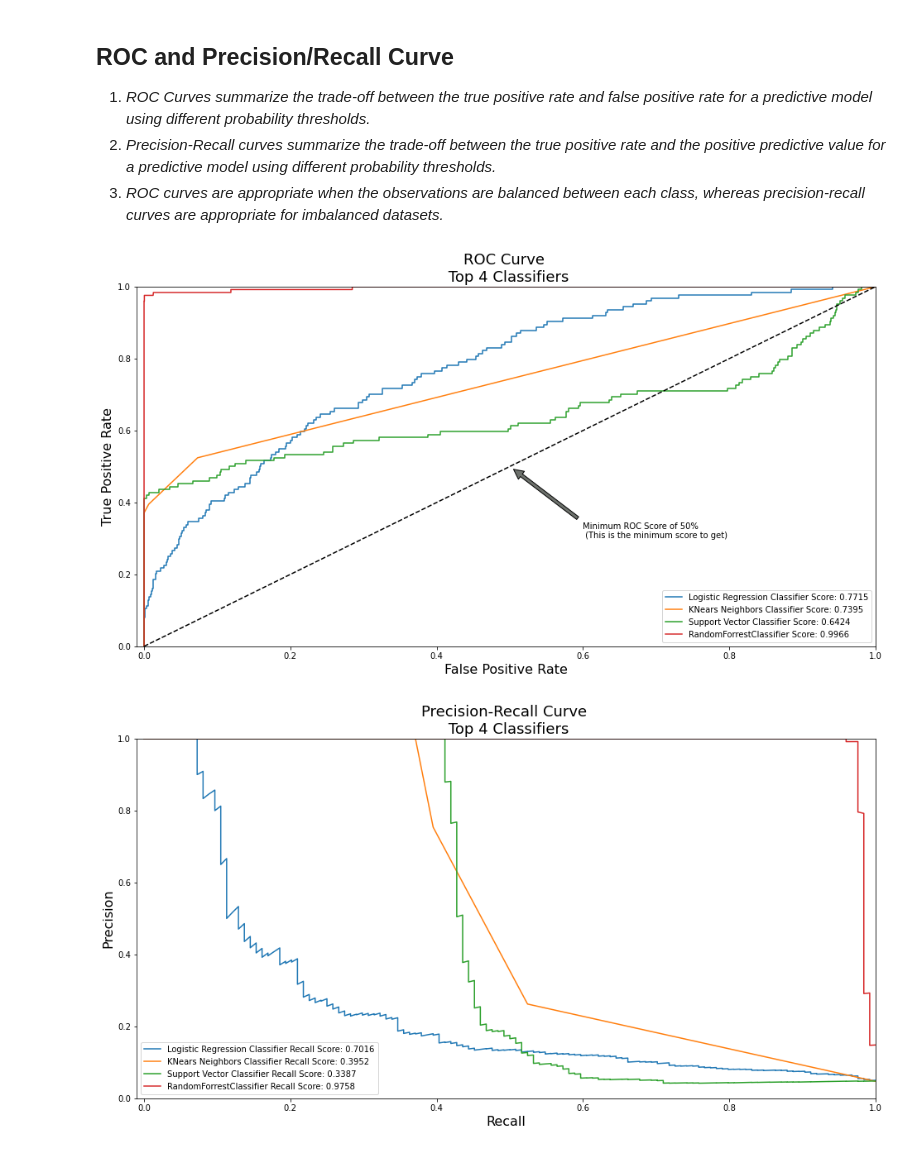
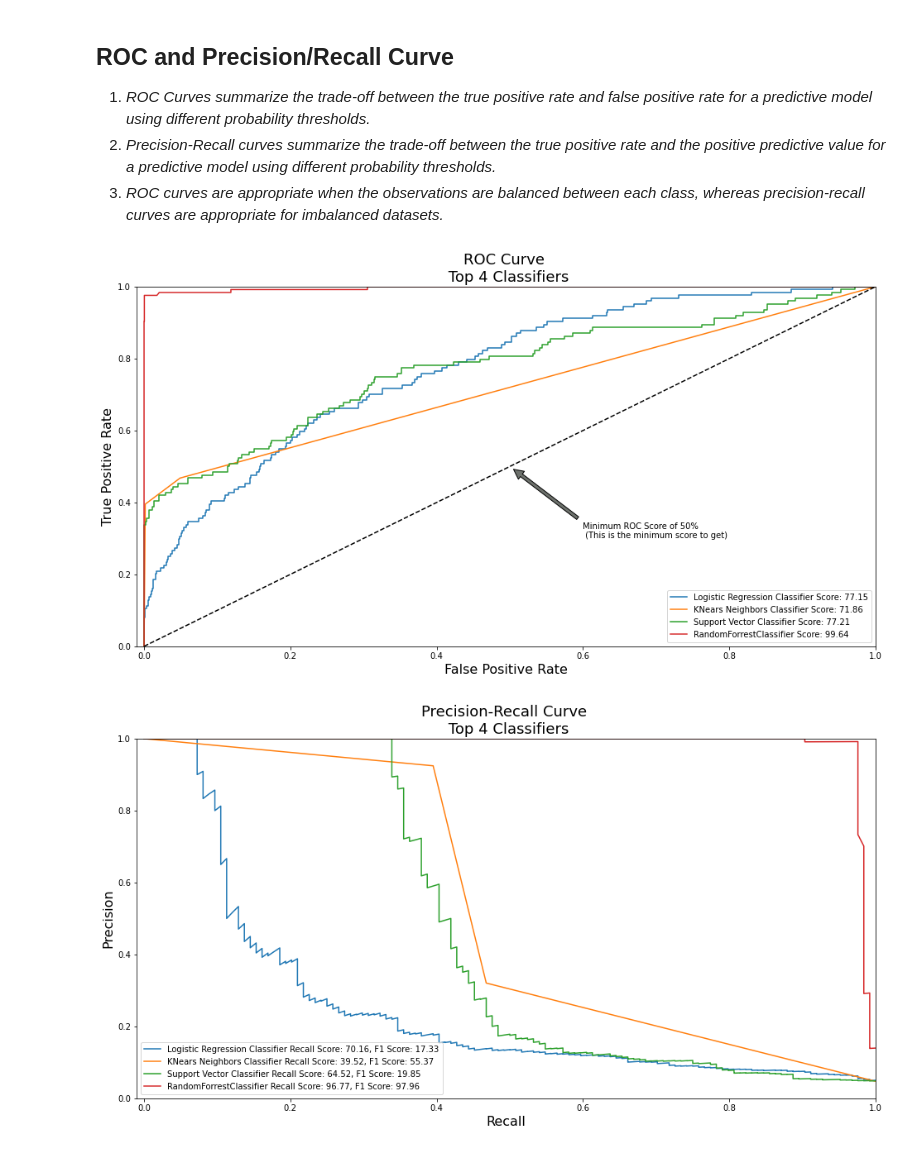
Before and after one commit to Tejas-Choudekar/ML-Project-RWTH, a Jupyter notebook: Bankruptcy_model.ipynb, the cells around one changed output. Drawn from its saved outputs; the diff is of its cells as text; code cells hidden in the pictures.

Commit message:
Added some comments and graphs

```diff
--- a/Bankruptcy_model.ipynb
+++ b/Bankruptcy_model.ipynb
@@ -754,7 +766,7 @@ grid_logistic = logistic
 # %%
 knears_params = {"n_neighbors": list(range(2,8,1)), 'algorithm': ['auto', 'ball_tree', 'kd_tree', 'brute']}
 
-grid_knears = GridSearchCV(KNeighborsClassifier(), knears_params,scoring='recall')
+grid_knears = GridSearchCV(KNeighborsClassifier(), knears_params,scoring='recall',cv=skf)
 grid_knears.fit(X_train, y_train)
 # KNears best estimator
 grid_KNN = grid_knears.best_estimator_
@@ -768,8 +780,8 @@ grid_knears.best_params_,grid_knears.best_score_
 # Support Vector Classifier GridSearch
 
 
-svc_params = {'C': [0.5, 0.7, 0.9, 1], 'kernel': ['rbf']}
-grid_svc = GridSearchCV(SVC(probability=True), svc_params,scoring = 'recall')
+svc_params = {'C': [0.5, 0.7, 0.9, 1], 'kernel': ['rbf'],'class_weight':[{0:1,1:10},{0:1,1:15},{0:1,1:20},{0:1,1:25}]}
+grid_svc = GridSearchCV(SVC(probability=True), svc_params,scoring = 'recall',cv=skf)
 grid_svc.fit(X_train, y_train)
 
 # SVC best estimator
@@ -815,2 +844,16 @@ pd.DataFrame(results_LR,columns=["weights","Recall","F1"])
 # %% [markdown]
 *Logistic Regression recall improves drastically by increasing the weight of the class, this will introduce biased in our model. This can been seen by F1 score which going down as recall is increasing.*
+# %%
+# Checking the recall and F1 score on the basis of class_weight, since our data is quite imbalance improving the class_weight
+# should have some impact on scoring
+
+from sklearn.metrics import f1_score
+results_SVC = []
+for weight in range(10,100,5):
+    svc = SVC(C=0.5 , class_weight={0:1,1:weight}, kernel='rbf')
+    svc.fit(X_train, y_train)
+    recall = recall_score(y_test,svc.predict(X_test))
+    f1 = f1_score(y_test,svc.predict(X_test))
+    results_SVC.append([weight,recall,f1])
+
+pd.DataFrame(results_SVC,columns=["weights","Recall","F1"])
@@ -817,11 +896,13 @@ pd.DataFrame(results_LR,columns=["weights","Recall","F1"])
 # %%
 # Use GridSearchCV to find the best parameters.
+# we used StratifiedKfold = 5 as cross validation
+
 from sklearn.model_selection import GridSearchCV
 
 # RandomForestClassifier
 forest_params = {"criterion": ["gini", "entropy"], "max_depth": list(range(5,40,5)),'n_estimators':list(range(50,200,50)),
                  'class_weight':[{0:1,1:10},{0:1,1:15},{0:1,1:20},{0:1,1:25}]}
-grid_forest = GridSearchCV(RandomForestClassifier(), forest_params)
+grid_forest = GridSearchCV(RandomForestClassifier(), forest_params,cv=skf)
 grid_forest.fit(X_train, y_train)
 
 # tree best estimator
@@ -896,10 +977,10 @@ def ROC_curve_multi(log_fpr,log_tpr,knn_fpr,knn_tpr,svc_fpr,svc_tpr,forest_fpr,f
 
     plt.figure(figsize=(16,8))
     plt.title('ROC Curve \n Top 4 Classifiers', fontsize=18)
-    plt.plot(log_fpr, log_tpr, label='Logistic Regression Classifier Score: {:.4f}'.format(roc_auc_score(y_test, log_pred)))
-    plt.plot(knn_fpr, knn_tpr, label='KNears Neighbors Classifier Score: {:.4f}'.format(roc_auc_score(y_test, knn_pred)))
-    plt.plot(svc_fpr, svc_tpr, label='Support Vector Classifier Score: {:.4f}'.format(roc_auc_score(y_test, svc_pred)))
-    plt.plot(forest_fpr, forest_tpr, label='RandomForrestClassifier Score: {:.4f}'.format(roc_auc_score(y_test, forest_pred)))
+    plt.plot(log_fpr, log_tpr, label='Logistic Regression Classifier Score: {:.2f}'.format(roc_auc_score(y_test, log_pred)*100))
+    plt.plot(knn_fpr, knn_tpr, label='KNears Neighbors Classifier Score: {:.2f}'.format(roc_auc_score(y_test, knn_pred)*100))
+    plt.plot(svc_fpr, svc_tpr, label='Support Vector Classifier Score: {:.2f}'.format(roc_auc_score(y_test, svc_pred)*100))
+    plt.plot(forest_fpr, forest_tpr, label='RandomForrestClassifier Score: {:.2f}'.format(roc_auc_score(y_test, forest_pred)*100))
     plt.plot([0, 1], [0, 1], 'k--')
     plt.axis([-0.01, 1, 0, 1])
     plt.xlabel('False Positive Rate', fontsize=16)
@@ -913,32 +994,36 @@ def ROC_curve_multi(log_fpr,log_tpr,knn_fpr,knn_tpr,svc_fpr,svc_tpr,forest_fpr,f
 ROC_curve_multi(log_fpr, log_tpr, knn_fpr, knn_tpr, svc_fpr, svc_tpr, forest_fpr, forest_tpr)
 plt.show()
 # %% [output]
-[figure, old version]
+[figure, new version]
 # %%
 from sklearn.metrics import precision_recall_curve
 
 log_pre,log_rec,log_threshold  = precision_recall_curve(y_test,log_pred)
 knn_pre,knn_rec,knn_threshold  = precision_recall_curve(y_test,knn_pred)
 svc_pre,svc_rec,svc_threshold  = precision_recall_curve(y_test,svc_pred)
 forest_pre,forest_rec,forest_threshold  = precision_recall_curve(y_test,forest_pred)
 
 
 def Precision_Recall_curve_multi(log_fpr,log_tpr,knn_fpr,knn_tpr,svc_fpr,svc_tpr,forest_fpr,forest_tpr):
 
     plt.figure(figsize=(16,8))
     plt.title('Precision-Recall Curve \n Top 4 Classifiers', fontsize=18)
-    plt.plot(log_rec,log_pre, label='Logistic Regression Classifier Recall Score: {:.4f}'.format(recall_score(y_test,grid_logistic.predict(X_test))))
-    plt.plot(knn_rec, knn_pre, label='KNears Neighbors Classifier Recall Score: {:.4f}'.format(recall_score(y_test,grid_KNN.predict(X_test))))
-    plt.plot(svc_rec, svc_pre, label='Support Vector Classifier Recall Score: {:.4f}'.format(recall_score(y_test,grid_SVC.predict(X_test))))
-    plt.plot(forest_rec, forest_pre, label='RandomForrestClassifier Recall Score: {:.4f}'.format(recall_score(y_test,forest_clf.predict(X_test))))
+    plt.plot(log_rec,log_pre, label='Logistic Regression Classifier Recall Score: {:.2f}, F1 Score: {:.2f}'
+             .format(recall_score(y_test,grid_logistic.predict(X_test))*100,f1_score(y_test,grid_logistic.predict(X_test))*100))
+    plt.plot(knn_rec, knn_pre, label='KNears Neighbors Classifier Recall Score: {:.2f}, F1 Score: {:.2f}'
+             .format(recall_score(y_test,grid_KNN.predict(X_test))*100,f1_score(y_test,grid_KNN.predict(X_test))*100))
+    plt.plot(svc_rec, svc_pre, label='Support Vector Classifier Recall Score: {:.2f}, F1 Score: {:.2f}'
+             .format(recall_score(y_test,grid_SVC.predict(X_test))*100,f1_score(y_test,grid_SVC.predict(X_test))*100))
+    plt.plot(forest_rec, forest_pre, label='RandomForrestClassifier Recall Score: {:.2f}, F1 Score: {:.2f}'
+             .format(recall_score(y_test,forest_clf.predict(X_test))*100,f1_score(y_test,forest_clf.predict(X_test))*100))
 
     plt.axis([-0.01, 1, 0, 1])
     plt.xlabel('Recall', fontsize=16)
     plt.ylabel('Precision', fontsize=16)
     plt.legend()
 
 
 Precision_Recall_curve_multi(log_pre,log_rec,knn_pre,knn_rec,svc_pre,svc_rec,forest_pre,forest_rec)
 plt.show()
 # %% [output]
-[figure, old version]
+[figure, new version]
```
Also changed, not shown: parts of 21 cells of this notebook.
